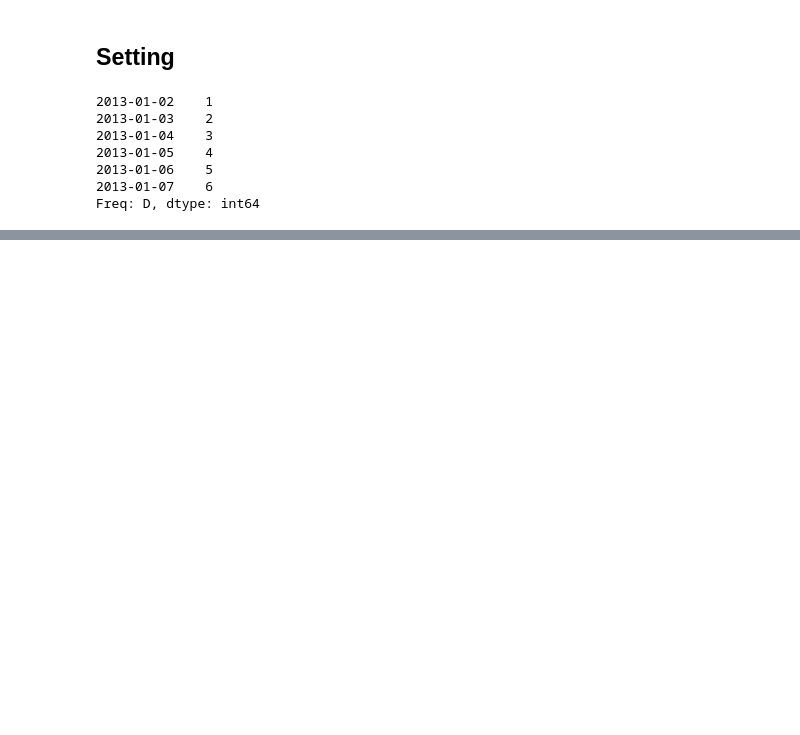
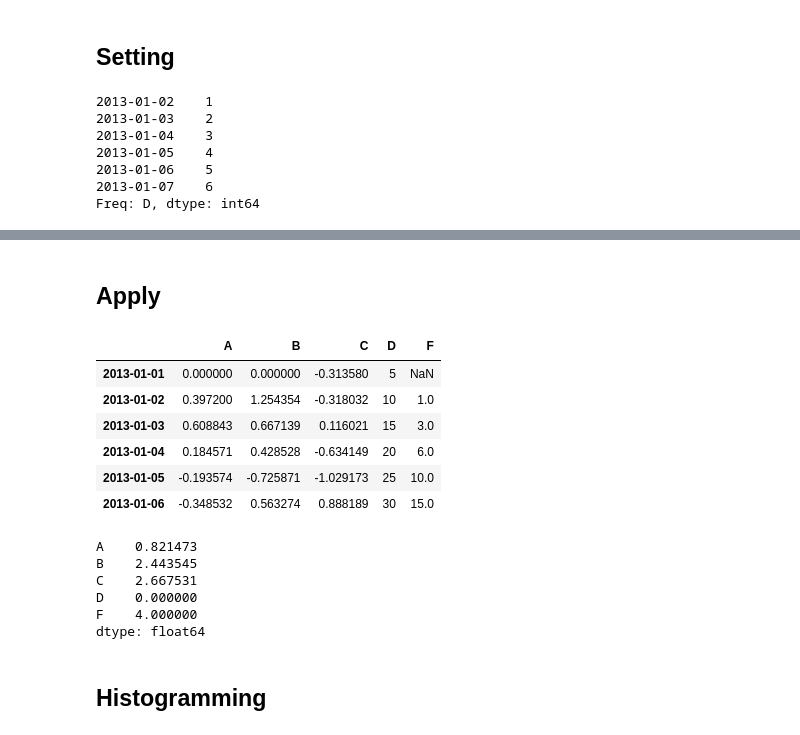
Before and after one commit to wjh-eng/python_learning_pandas, a Jupyter notebook: user_guide/startup.ipynb, the cells around one changed output, grey strips where cells are left out. Drawn from its saved outputs; the diff is of its cells as text; code cells hidden in the pictures; blank space fills up the shorter version.

```diff
--- a/user_guide/startup.ipynb
+++ b/user_guide/startup.ipynb
@@ -365,0 +447,23 @@ df2
+# %% [markdown]
+## Apply
+# %%
+df.apply(np.cumsum)
+# %% [output]
+|  | A | B | C | D | F |
+| 2013-01-01 | 0.000000 | 0.000000 | -0.313580 | 5 | NaN |
+| 2013-01-02 | 0.397200 | 1.254354 | -0.318032 | 10 | 1.0 |
+| 2013-01-03 | 0.608843 | 0.667139 | 0.116021 | 15 | 3.0 |
+| 2013-01-04 | 0.184571 | 0.428528 | -0.634149 | 20 | 6.0 |
+| 2013-01-05 | -0.193574 | -0.725871 | -1.029173 | 25 | 10.0 |
+| 2013-01-06 | -0.348532 | 0.563274 | 0.888189 | 30 | 15.0 |
+# %%
+df.apply(lambda x: x.max() - x.min())
+# %% [output]
+A    0.821473
+B    2.443545
+C    2.667531
+D    0.000000
+F    4.000000
+dtype: float64
+# %% [markdown]
+## Histogramming
```
Also changed, not shown: parts of 52 cells of this notebook.
